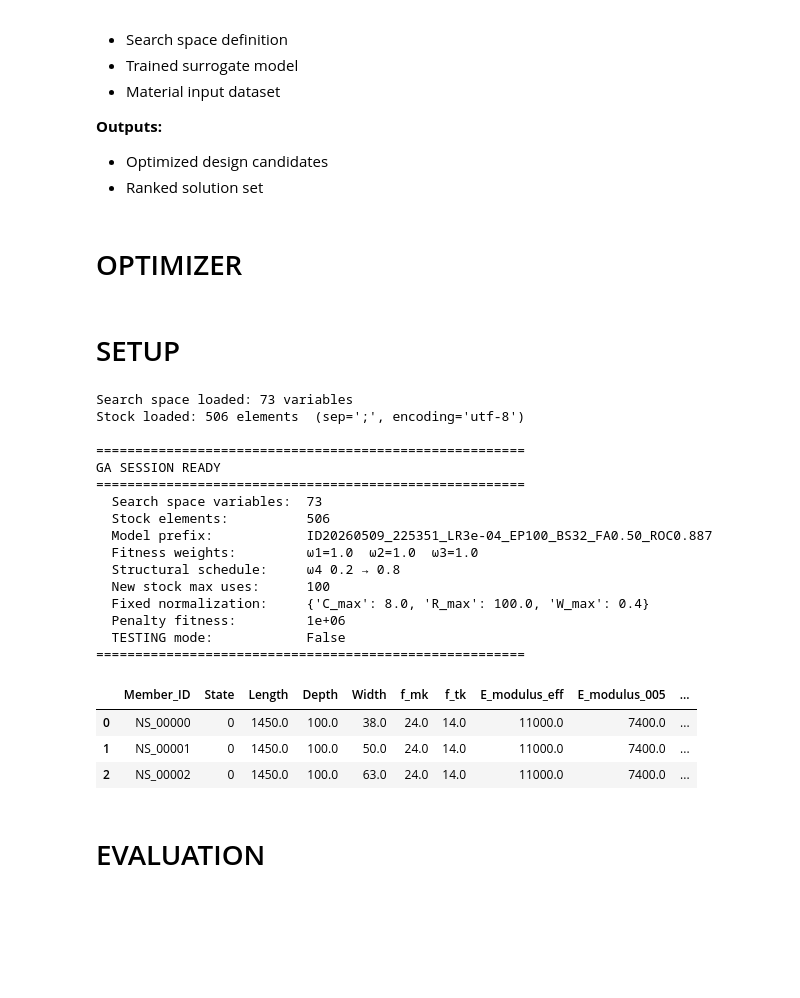
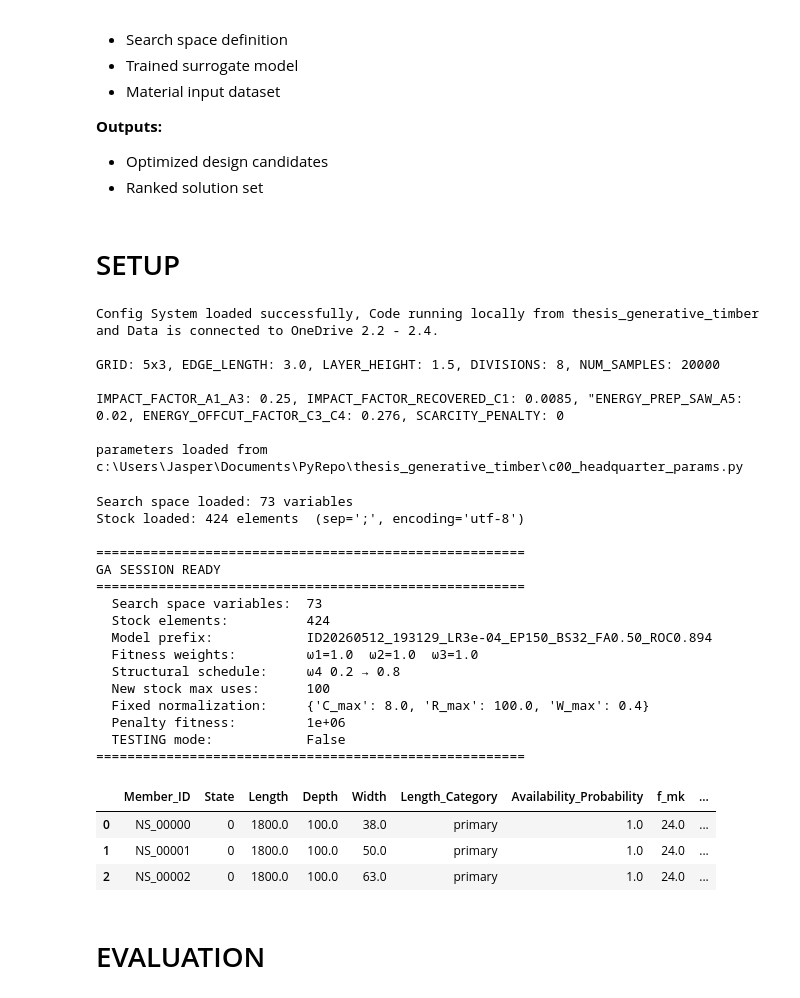
Before and after one commit to Jasp3r16/thesis_generative_timber, a Jupyter notebook: c23_(24-28)_design_space_optimizer_v2.ipynb, the cells around one changed output. Cells and saved outputs as stored; diff of their text form; code cells hidden in the pictures; blank space fills up the shorter version.

Commit message:
GA optimizer werkt en eerste run is gedaan en ging beter dan verwacht, volgende stap door wokflow heen gaan en stappen optimaliseren voor volgende run

```diff
--- a/c23_(24-28)_design_space_optimizer_v2.ipynb
+++ b/c23_(24-28)_design_space_optimizer_v2.ipynb
@@ -13,5 +13,3 @@
 **Outputs:**
 *   Optimized design candidates
 *   Ranked solution set
-# %% [markdown]
-# OPTIMIZER
@@ -674,7 +46,7 @@ import config
 from workflows import c24_stage_geometry             as stage_geometry
 from workflows import c25_stage_feasibility          as stage_feas       # stage_feas throughout
 from workflows import c26_stage_cost_matrix          as stage_cost
-from workflows import c27_stage_MILP                 as stage_milp
+from workflows import c27_stage_milp                 as stage_milp
 from workflows import c28_stage_GNN                  as stage_gnn
 from workflows import c29_stage_fitness_score        as stage_fitness
 from workflows import c29_stage_normalization_bounds as stage_bounds
@@ -720,7 +92,7 @@ print(f"Search space loaded: {len(optimizer_search_space)} variables")
 stock_file = (
     config.TIMBER_STOCK_PATH / "complete_timber_small.csv"
     if TESTING
-    else config.TIMBER_STOCK_PATH / "complete_timber.csv"
+    else config.TIMBER_STOCK_PATH / "complete_timber_v2.csv"
 )
 if not stock_file.exists():
     raise FileNotFoundError(f"Stock CSV not found: {stock_file}")
@@ -756,7 +128,7 @@ df_input_stock.columns = df_input_stock.columns.str.strip()
 # SURROGATE MODEL PREFIX
 # =============================================================================
 
-MODEL_PREFIX = "ID20260509_225351_LR3e-04_EP100_BS32_FA0.50_ROC0.887"
+MODEL_PREFIX = "ID20260512_193129_LR3e-04_EP150_BS32_FA0.50_ROC0.894"
 
 # =============================================================================
 # GA CONFIGURATION
@@ -797,52 +169,59 @@ GA_CONFIG = {
 
 # Placeholder — overwritten by one-time bounds solve in c30_ga_evaluator.py
 # Do not use this value directly; always run the evaluator cell first.
 FIXED_NORMALIZATION_CONSTANTS = stage_fitness.get_default_normalization_constants()
 
 # =============================================================================
 # SUMMARY
 # =============================================================================
 
 print(f"\n{'='*55}")
 print("GA SESSION READY")
 print(f"{'='*55}")
 print(f"  Search space variables:  {len(optimizer_search_space)}")
 print(f"  Stock elements:          {len(df_input_stock)}")
 print(f"  Model prefix:            {MODEL_PREFIX}")
 print(f"  Fitness weights:         "
       f"ω1={GA_CONFIG['fitness_weights']['omega_1']}  "
       f"ω2={GA_CONFIG['fitness_weights']['omega_2']}  "
       f"ω3={GA_CONFIG['fitness_weights']['omega_3']}")
 print(f"  Structural schedule:     "
       f"ω4 {GA_CONFIG['w_structural_start']} → {GA_CONFIG['w_structural_end']}")
 print(f"  New stock max uses:      {GA_CONFIG['new_stock_max_uses']}")
 print(f"  Fixed normalization:     {FIXED_NORMALIZATION_CONSTANTS}")
 print(f"  Penalty fitness:         {GA_CONFIG['penalty_fitness']:.0e}")
 print(f"  TESTING mode:            {TESTING}")
 print(f"{'='*55}\n")
 
 display(df_input_stock.head(3))
 # %% [output]
-Search space loaded: 73 variables
-Stock loaded: 506 elements  (sep=';', encoding='utf-8')
+Config System loaded successfully, Code running locally from thesis_generative_timber and Data is connected to OneDrive 2.2 - 2.4.
 
-=======================================================
-GA SESSION READY
-=======================================================
-  Search space variables:  73
-  Stock elements:          506
-  Model prefix:            ID20260509_225351_LR3e-04_EP100_BS32_FA0.50_ROC0.887
-  Fitness weights:         ω1=1.0  ω2=1.0  ω3=1.0
-  Structural schedule:     ω4 0.2 → 0.8
-  New stock max uses:      100
-  Fixed normalization:     {'C_max': 8.0, 'R_max': 100.0, 'W_max': 0.4}
-  Penalty fitness:         1e+06
-  TESTING mode:            False
-=======================================================
+GRID: 5x3, EDGE_LENGTH: 3.0, LAYER_HEIGHT: 1.5, DIVISIONS: 8, NUM_SAMPLES: 20000
+
+IMPACT_FACTOR_A1_A3: 0.25, IMPACT_FACTOR_RECOVERED_C1: 0.0085, "ENERGY_PREP_SAW_A5: 0.02, ENERGY_OFFCUT_FACTOR_C3_C4: 0.276, SCARCITY_PENALTY: 0
+
+parameters loaded from c:\Users\Jasper\Documents\PyRepo\thesis_generative_timber\c00_headquarter_params.py
+Search space loaded: 73 variables
+Stock loaded: 424 elements  (sep=';', encoding='utf-8')
+
+=======================================================
+GA SESSION READY
+=======================================================
+  Search space variables:  73
+  Stock elements:          424
+  Model prefix:            ID20260512_193129_LR3e-04_EP150_BS32_FA0.50_ROC0.894
+  Fitness weights:         ω1=1.0  ω2=1.0  ω3=1.0
+  Structural schedule:     ω4 0.2 → 0.8
+  New stock max uses:      100
+  Fixed normalization:     {'C_max': 8.0, 'R_max': 100.0, 'W_max': 0.4}
+  Penalty fitness:         1e+06
+  TESTING mode:            False
+=======================================================
-|  | Member_ID | State | Length | Depth | Width | f_mk | f_tk | E_modulus_eff | E_modulus_005 | ... |
-| 0 | NS_00000 | 0 | 1450.0 | 100.0 | 38.0 | 24.0 | 14.0 | 11000.0 | 7400.0 | ... |
-| 1 | NS_00001 | 0 | 1450.0 | 100.0 | 50.0 | 24.0 | 14.0 | 11000.0 | 7400.0 | ... |
-| 2 | NS_00002 | 0 | 1450.0 | 100.0 | 63.0 | 24.0 | 14.0 | 11000.0 | 7400.0 | ... |
+|  | Member_ID | State | Length | Depth | Width | Length_Category | Availability_Probability | f_mk | ... |
+| 0 | NS_00000 | 0 | 1800.0 | 100.0 | 38.0 | primary | 1.0 | 24.0 | ... |
+| 1 | NS_00001 | 0 | 1800.0 | 100.0 | 50.0 | primary | 1.0 | 24.0 | ... |
+| 2 | NS_00002 | 0 | 1800.0 | 100.0 | 63.0 | primary | 1.0 | 24.0 | ... |
 # %% [markdown]
 # EVALUATION
 # %% [markdown]
```
Also changed, not shown: parts of 13 cells of this notebook, 4 other files.
